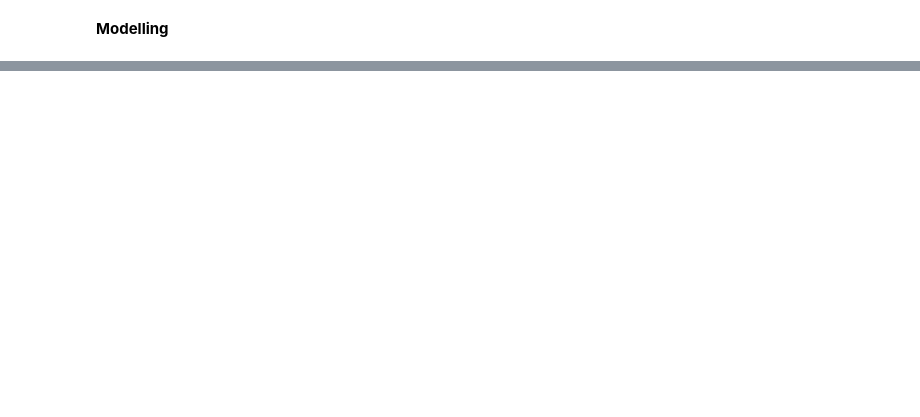
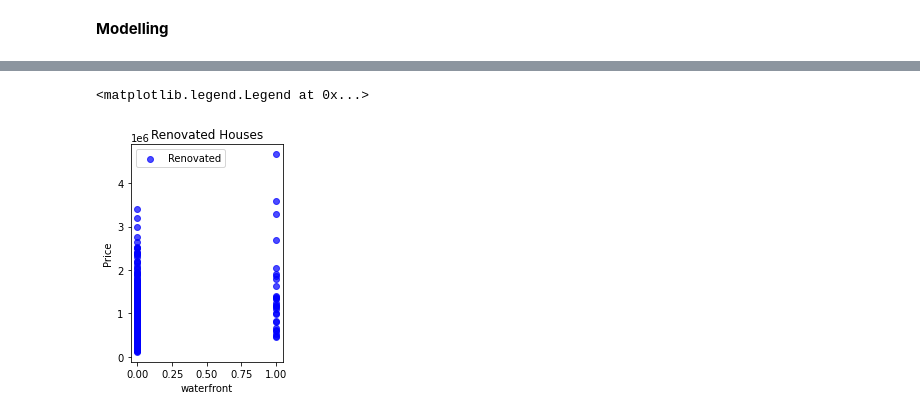
Before and after one commit to james-kibunja/dsc-phase-2-project-v2-3, a Jupyter notebook: student (2).ipynb, the cells around one changed output, grey strips where cells are left out. Saved outputs shown, nothing was run; the diff lists cells and outputs as text; code cells hidden in the pictures; blank space fills up the shorter version.

```diff
--- a/student (2).ipynb
+++ b/student (2).ipynb
@@ -394,0 +546,8 @@ sns.heatmap(data=df.corr(), annot=True);
+# %%
+df['waterfront'] = df['waterfront'].astype(int)
+X = df[["waterfront"]]
+y = df["price"]
+X = sm.add_constant(X)
+model = sm.OLS(y, X).fit()
+print(model.summary())
+plt.figure(figsize=(12, 6))
@@ -394,0 +574,10 @@ sns.heatmap(data=df.corr(), annot=True);
+# %%
+plt.subplot(121)
+plt.scatter(df["waterfront"][df["renovated"] == 1], df["price"][df["renovated"] == 1], alpha=0.7, c="blue", label="Renovated")
+plt.xlabel("waterfront")
+plt.ylabel("Price")
+plt.title("Renovated Houses")
+plt.legend()
+# %% [output]
+<matplotlib.legend.Legend at 0x...>
+[figure, added]
```
Also changed, not shown: parts of 21 cells of this notebook, 1 other file.
